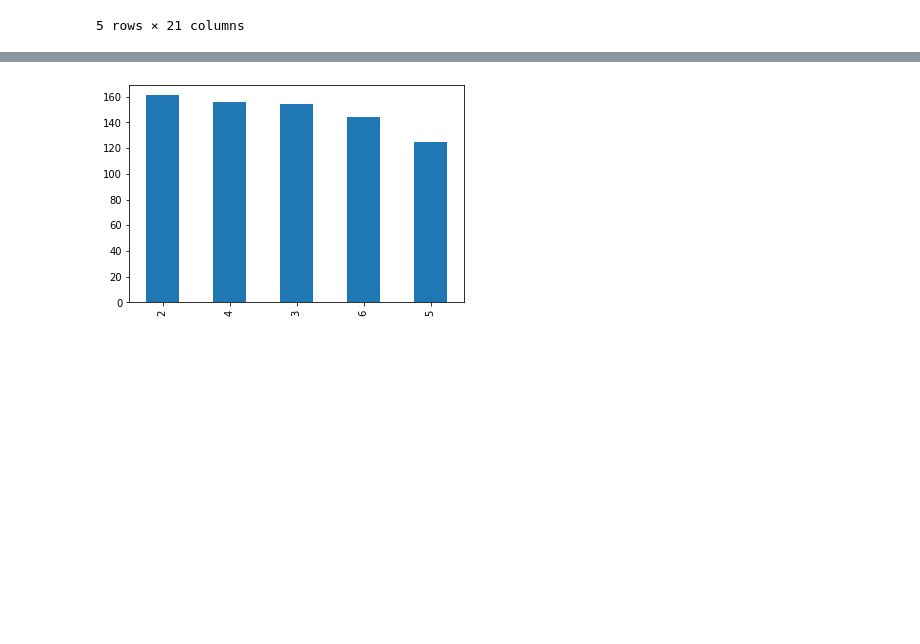
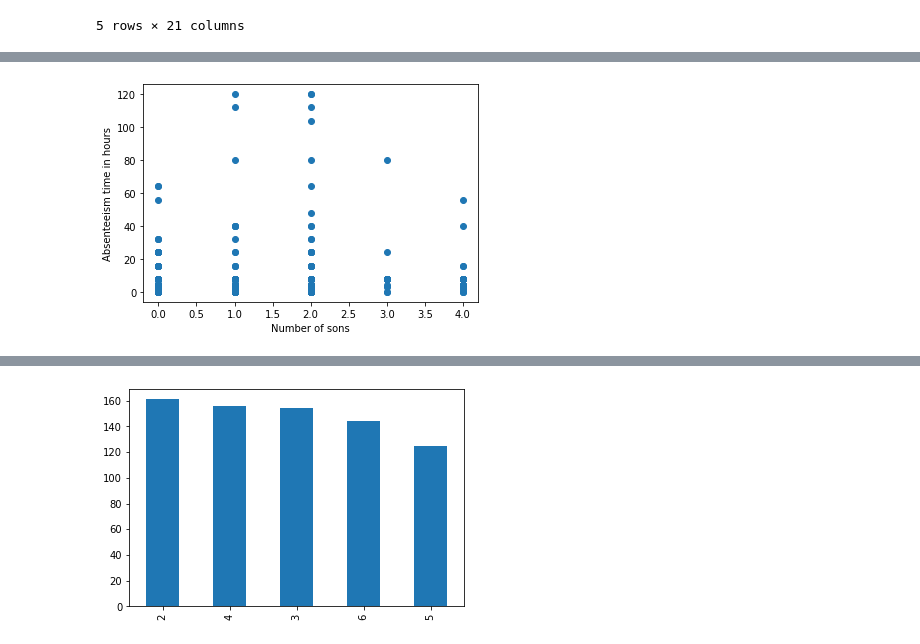
Before and after one commit to SrVallejo/Streamlit_absenteeism_hours, a Jupyter notebook: jupyter/Exploratory analysis.ipynb, the cells around one changed output, grey strips where cells are left out. Saved outputs shown, nothing was run; the diff lists cells and outputs as text; code cells hidden in the pictures; blank space fills up the shorter version.

```diff
--- a/jupyter/Exploratory analysis.ipynb
+++ b/jupyter/Exploratory analysis.ipynb
@@ -64,0 +106,7 @@ sns.heatmap(df.corr(), annot = True)
+# %%
+plt.scatter(df["Son"], df["Absenteeism time in hours"])
+plt.xlabel("Number of sons")
+plt.ylabel("Absenteeism time in hours")
+plt.show()
+# %% [output]
+[figure, added]
```
Also changed, not shown: parts of 21 cells of this notebook.
